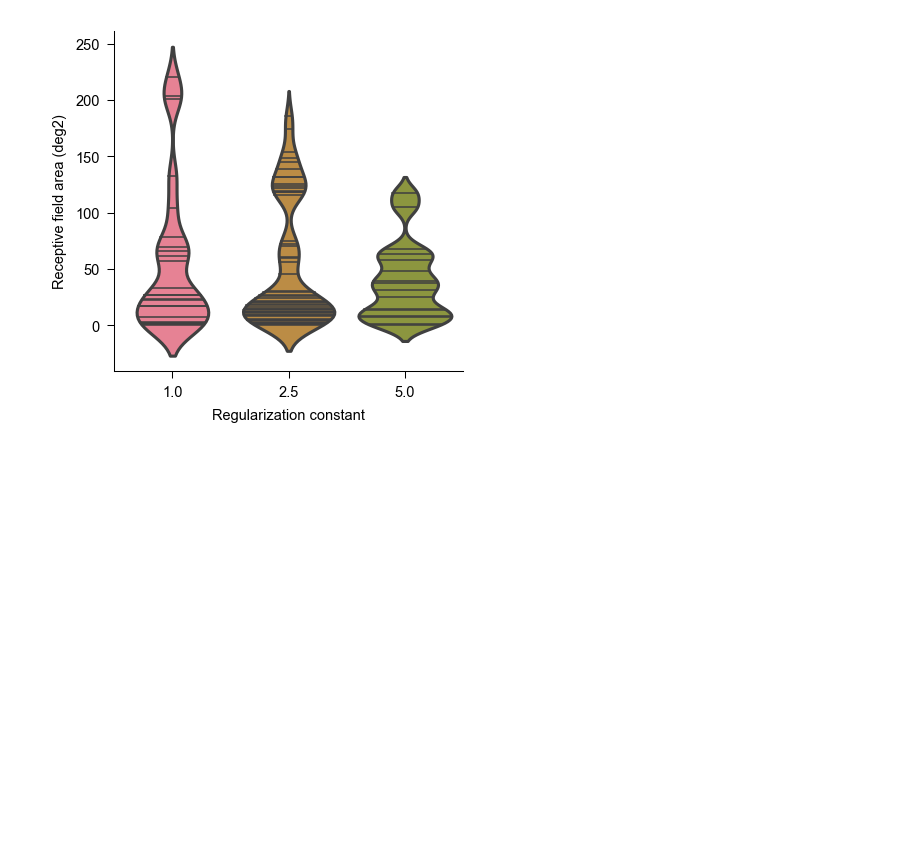
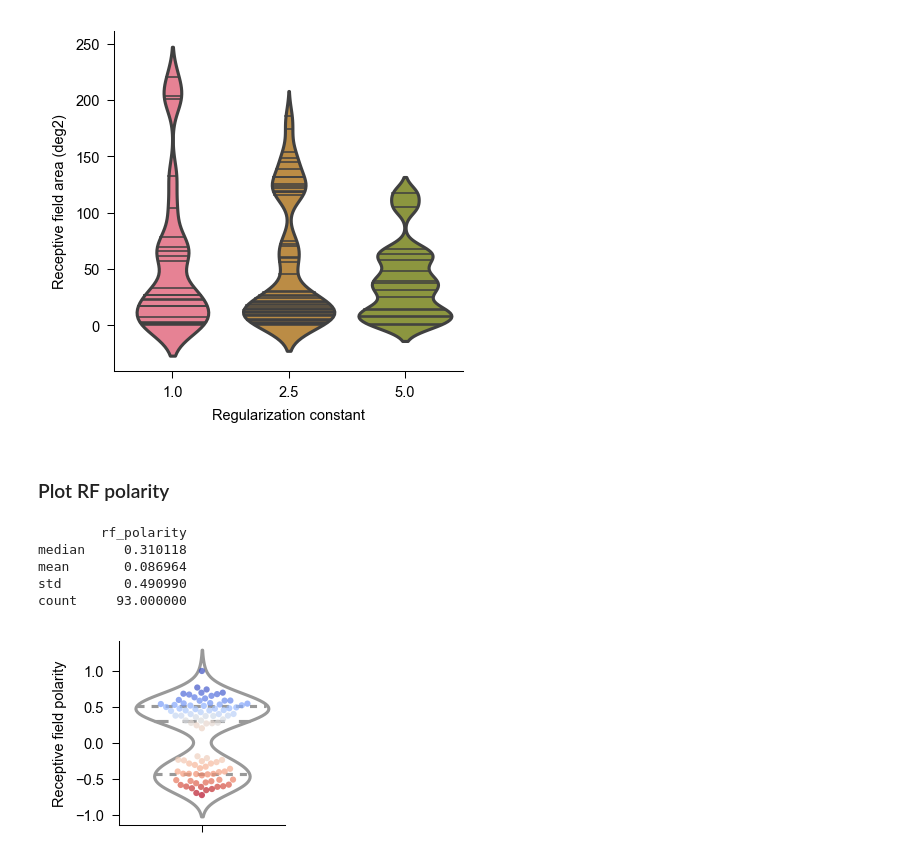
Before and after one commit to yannikbauer/hollymov_code, a Jupyter notebook: hmov_code/fig_model_population/plot_model_population.ipynb, the cells around one changed output. Saved outputs shown, nothing was run; the diff lists cells and outputs as text; code cells hidden in the pictures; blank space fills up the shorter version.

Commit message:
update plot_model_population.ipynb with RF polarity plot

```diff
--- a/hmov_code/fig_model_population/plot_model_population.ipynb
+++ b/hmov_code/fig_model_population/plot_model_population.ipynb
@@ -388,22 +395,18 @@ Loading models of modulated units...
 # %%
-# Select units
+# Select units: get keys of units meeting selection criteria
 keys_crit = HmovUnit().get_crit_set(fr_crit=0.1, opto=True, run=True, eye=True, excl_ctrl_m=True)
-print('N units =', len(keys_crit))
+keys_crit = pd.DataFrame(keys_crit)
+print('N units passing selection criteria =', len(keys_crit))
 
-rf_areas = []
-reg_consts = []
+# Get best model key for each unit (must be full model with opto+run+eye)
+keys_bestm = get_best_model(keys_crit, model_type='SplineLNP', crit='spl_r_val', groupby=['m','s','u'],
+                            opto_config='True', opto_len='_', run_config='True', run_len='_',
+                            eye_config='True', eye_len='_', pshf_config='False', paramset_ids=None,
+                            key_only=True, format='df', verbose=True)
 
-for key in keys_crit:
-    bm = get_best_model(key, model_type='SplineLNP', crit='spl_r_val', groupby=['m','s','u'],
-                   opto_config='True', opto_len='_', run_config='True', run_len='_',
-                   eye_config='True', eye_len='_', pshf_config='False', paramset_ids=None,
-                   key_only=True, format='dict',
-                   verbose=True)
-    rf_area = (SplineLNP.Eval() & bm).fetch1('spl_rf_area')
-    reg_const = (SplineLNPParams() & bm).fetch1('spl_lambda')
-
-    rf_areas.append(rf_area)
-    reg_consts.append(reg_const)
-
-df = pd.DataFrame({'rf_area': rf_areas, 'regularization': reg_consts})
+# Get unit info for best models
+df = pd.DataFrame((SplineLNP.Eval() * SplineLNPParams() & keys_bestm
+                  ).fetch(dj.key, 'spl_rf_area', 'spl_rf_val', 'spl_lambda', as_dict=True))
+df.rename(columns={'spl_rf_area': 'rf_area', 'spl_rf_val': 'rf_polarity', 'spl_lambda': 'regularization'}, inplace=True)
+df
 # %% [output]
@@ -458,3 +474,26 @@ regularization
 2.5             24.82560  54.606585  56.359370    53
 5.0             34.76475  40.061639  35.288445    16
 [figure]
+# %% [markdown]
+### Plot RF polarity
+# %%
+fig, ax = plt.subplots(1,1,figsize=cm2inch((4.14, 3.44)), constrained_layout=True)
+sns.violinplot(data=df, y='rf_polarity', color='white', inner='quartiles', bw=.3, ax=ax)#,)
+sns.swarmplot(data=df, y='rf_polarity', hue='rf_polarity', x=[""]*len(df), size=3, alpha=0.7, palette='coolwarm_r',
+              vmin=-1, vmax=1, ax=ax)
+ax.set_ylabel('Receptive field polarity')
+# ax.legend(frameon=False, title='$\lambda$', markerscale=0.5, bbox_to_anchor= (0.6, 1))
+ax.legend([],[], frameon=False)
+sns.despine()
+fig.patch.set_facecolor('white')
+
+print(df[['rf_polarity']].agg(['median', 'mean', 'std', 'count']))
+
+fig.savefig('./figs/model_population_rf_polarity.pdf')
+# %% [output]
+        rf_polarity
+median     0.310118
+mean       0.086964
+std        0.490990
+count     93.000000
+[figure, added]
```
Also changed, not shown: parts of 9 cells of this notebook, 4 other files.
